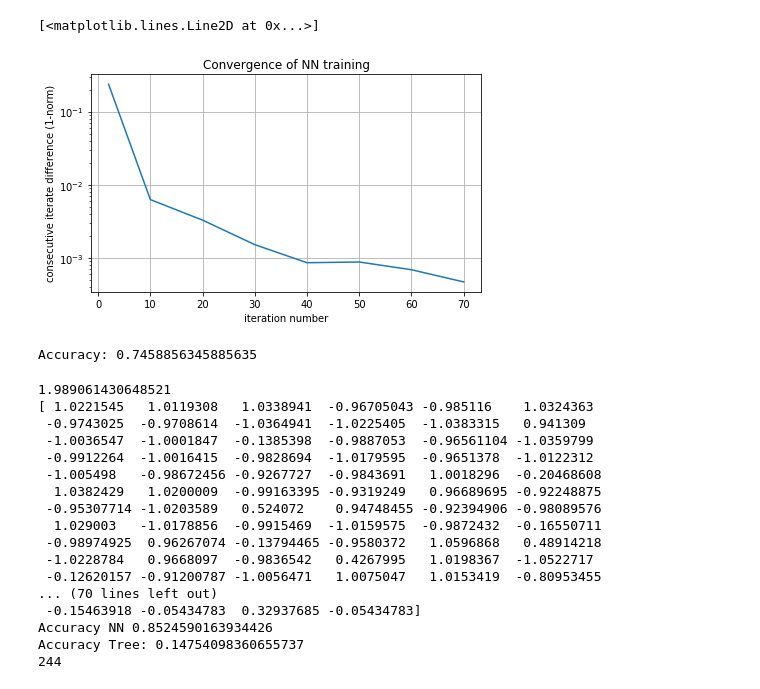
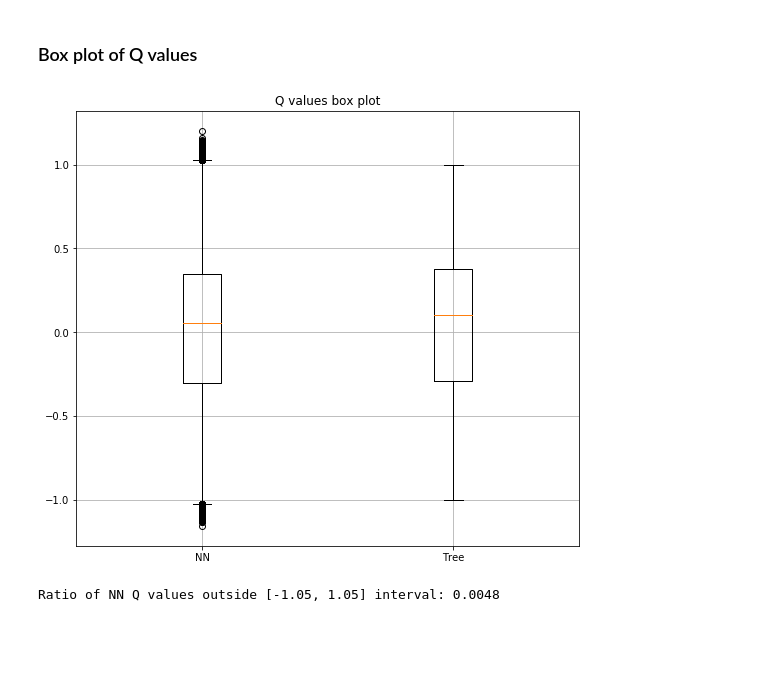
Before and after one commit to sfu-cl-lab/martin-project, a Jupyter notebook: notebook/NeuralNet.ipynb, the cells around one changed output. Saved outputs shown, nothing was run; the diff lists cells and outputs as text; code cells hidden in the pictures; blank space fills up the shorter version.

```diff
--- a/notebook/NeuralNet.ipynb
+++ b/notebook/NeuralNet.ipynb
@@ -8,5 +8,8 @@ vb = pd.read_csv("../data/vb_data_numZone.csv")
 # %%
-q_values_raw = pickle.load(open('../output/q_values.pkl', 'rb'))
+q_values_raw = pickle.load(open('../output/q_values_new.pkl', 'rb'))
 q_values = np.asarray([q_values_raw[i,0] for i in range(len(q_values_raw))])
 y_prob_tree = pickle.load(open('../output/y_probabilities_tree.pkl', 'rb'))
 q_tree = y_prob_tree[:,1]*2 - 1
+
+q_values_adj = q_values.copy()
+q_values_adj[np.abs(q_values) > 1] = np.sign(q_values_adj[np.abs(q_values) > 1])
@@ -72,43 +16,17 @@ Home Receive:
-# %%
-import matplotlib.pyplot as plt
-plt.figure(figsize=(7,4))
-plt.xlabel('iteration number')
-plt.ylabel('consecutive iterate difference (1-norm)')
-plt.title('Convergence of NN training')
-plt.grid(True)
-plt.semilogy([2,10,20,30,40,50,60,70],[0.2375,0.00628,0.00329,0.00152,0.00086,0.00088,0.00069,0.00047])
-# %% [output]
-[<matplotlib.lines.Line2D at 0x...>]
-[figure, removed]
-# %%
-from sklearn import metrics
-print("Accuracy:", metrics.accuracy_score(np.sign(q_tree), vb.RewardValue))
-# %% [output]
-Accuracy: 0.7458856345885635
-# %%
-print(np.max(np.abs(q_values-q_tree)))
-cond = (np.abs(q_values - q_tree) > 1)
-print(q_values[cond])
-print(q_tree[cond])
-print("Accuracy NN", metrics.accuracy_score(np.sign(q_values[cond]), vb[cond].RewardValue))
-print("Accuracy Tree:", metrics.accuracy_score(np.sign(q_tree[cond]), vb[cond].RewardValue))
-print(sum(cond))
-#print(vb[cond].ActionType0, vb[cond].ActionOutcome0, vb[cond].RewardValue)
-# %% [output]
-1.989061430648521
-[ 1.0221545   1.0119308   1.0338941  -0.96705043 -0.985116    1.0324363
- -0.9743025  -0.9708614  -1.0364941  -1.0225405  -1.0383315   0.941309
- -1.0036547  -1.0001847  -0.1385398  -0.9887053  -0.96561104 -1.0359799
- -0.9912264  -1.0016415  -0.9828694  -1.0179595  -0.9651378  -1.0122312
- -1.005498   -0.98672456 -0.9267727  -0.9843691   1.0018296  -0.20468608
-  1.0382429   1.0200009  -0.99163395 -0.9319249   0.96689695 -0.92248875
- -0.95307714 -1.0203589   0.524072    0.94748455 -0.92394906 -0.98089576
-  1.029003   -1.0178856  -0.9915469  -1.0159575  -0.9872432  -0.16550711
- -0.98974925  0.96267074 -0.13794465 -0.9580372   1.0596868   0.48914218
- -1.0228784   0.9668097  -0.9836542   0.4267995   1.0198367  -1.0522717
- -0.12620157 -0.91200787 -1.0056471   1.0075047   1.0153419  -0.80953455
-... (70 lines left out)
- -0.15463918 -0.05434783  0.32937685 -0.05434783]
-Accuracy NN 0.8524590163934426
-Accuracy Tree: 0.14754098360655737
-244
+# %% [markdown]
+### Box plot of Q values
+# %%
+import matplotlib.pyplot as plt
+data = [q_values, q_tree]
+plt.figure(figsize=(9,8))
+plt.title('Q values box plot')
+plt.grid(True)
+plt.boxplot(data, labels=('NN','Tree'), whis=[1,99])
+plt.show()
+
+threshold = 1.05
+cond = (np.abs(q_values) > threshold)
+print('Ratio of NN Q values outside [-%.2f, %.2f] interval: %.4f' % (threshold, threshold, sum(cond)/len(q_values)))
+# %% [output]
+[figure, added]
+Ratio of NN Q values outside [-1.05, 1.05] interval: 0.0048
```
Also changed, not shown: parts of 13 cells of this notebook, 2 other files.
